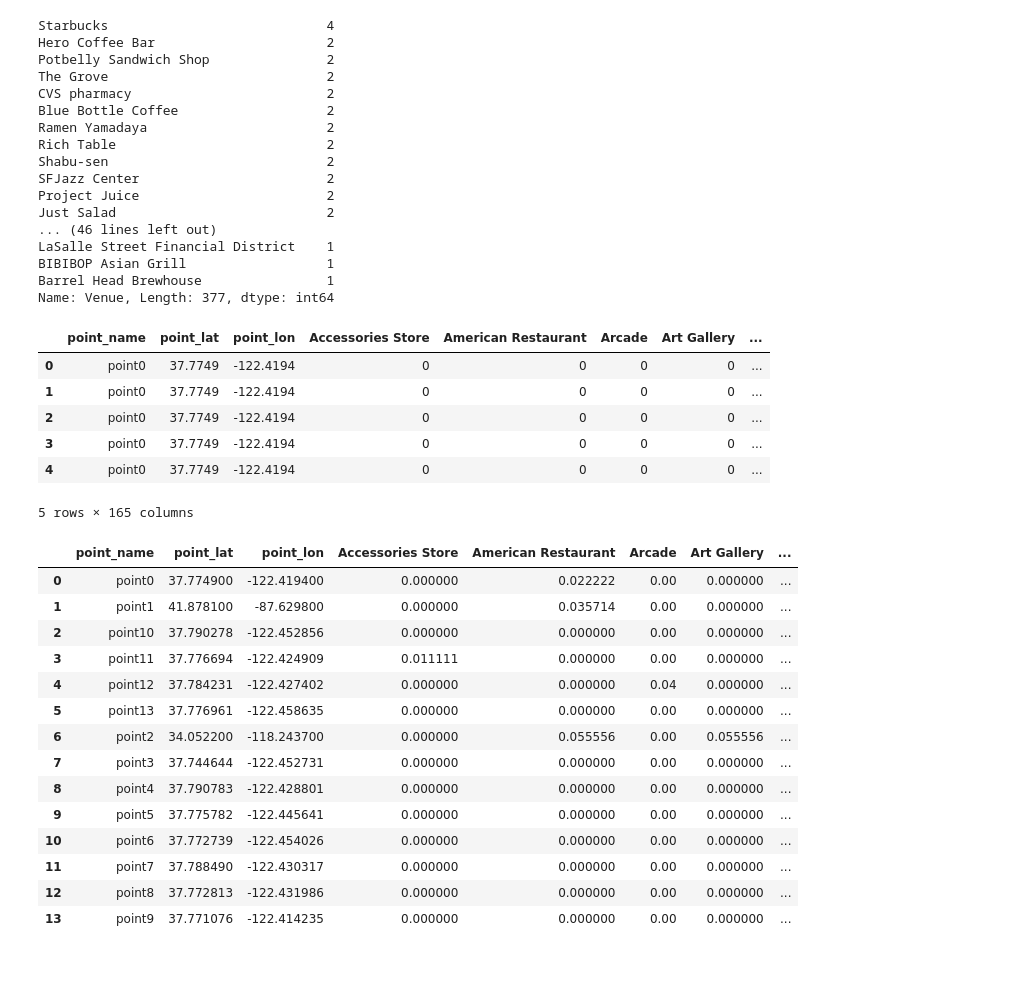
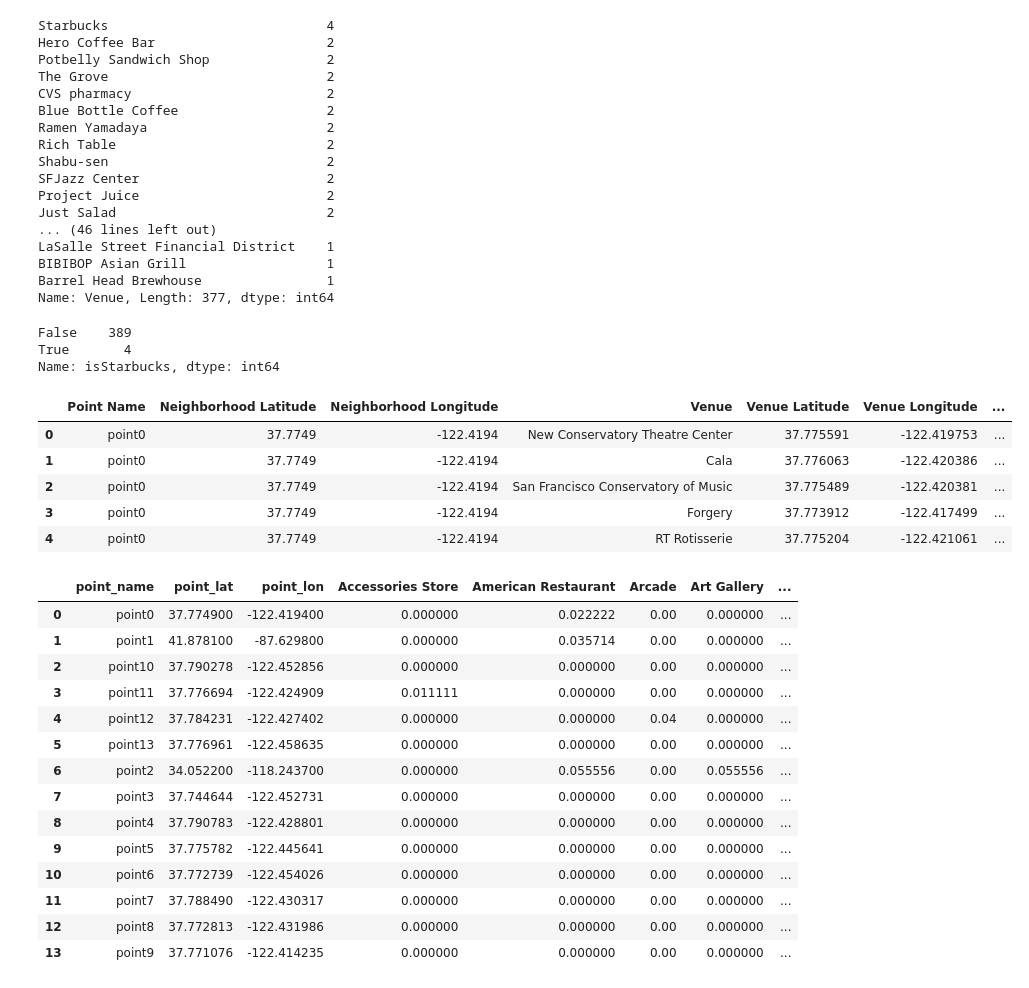
Before and after one commit to Brian-Lee/Coursera_Capstone, a Jupyter notebook: test.ipynb, the cells around one changed output. Cells and saved outputs as stored; diff of their text form; code cells hidden in the pictures.

Commit message:
add isStarbucks column

```diff
--- a/test.ipynb
+++ b/test.ipynb
@@ -85,11 +85,14 @@ def getNearbyVenues(latitudes, longitudes, radius=300, limit=100):
         results = requests.get(url).json()["response"]["groups"][0]["items"]
         #print("resultscols=",results.columns)
 
+
+
         # return only relevant information for each nearby venue
         venues_list.append([(
             point_name,
             lat,
             lng,
+            isStarbucks,
             v["venue"]["name"],
             v["venue"]["location"]["lat"],
             v["venue"]["location"]["lng"],
@@ -235,21 +208,28 @@ onehot = pd.get_dummies(venues[['Venue Category']], prefix="", prefix_sep="")
 onehot['point_name'] = venues['Point Name']
 onehot['point_lat'] = venues['Neighborhood Latitude']
 onehot['point_lon'] = venues['Neighborhood Longitude']
-
-
+onehot['isStarbucks'] = (venues['Venue'] == "Starbucks")
 # move neighborhood column to the first column
 fixed_columns = [onehot.columns[-3]] + [onehot.columns[-2]] + [onehot.columns[-1]] + list(onehot.columns[:-3])
 onehot = onehot[fixed_columns]
 
+df.somecolumn = df.somecolumn.astype(int)
+
 onehot.head()
+onehot['isStarbucks'].value_counts()
 # %% [output]
-|  | point_name | point_lat | point_lon | Accessories Store | American Restaurant | Arcade | Art Gallery | ... |
-| 0 | point0 | 37.7749 | -122.4194 | 0 | 0 | 0 | 0 | ... |
-| 1 | point0 | 37.7749 | -122.4194 | 0 | 0 | 0 | 0 | ... |
-| 2 | point0 | 37.7749 | -122.4194 | 0 | 0 | 0 | 0 | ... |
-| 3 | point0 | 37.7749 | -122.4194 | 0 | 0 | 0 | 0 | ... |
-| 4 | point0 | 37.7749 | -122.4194 | 0 | 0 | 0 | 0 | ... |
-5 rows × 165 columns
+False    389
+True       4
+Name: isStarbucks, dtype: int64
+# %%
+venues.head()
+# %% [output]
+|  | Point Name | Neighborhood Latitude | Neighborhood Longitude | Venue | Venue Latitude | Venue Longitude | ... |
+| 0 | point0 | 37.7749 | -122.4194 | New Conservatory Theatre Center | 37.775591 | -122.419753 | ... |
+| 1 | point0 | 37.7749 | -122.4194 | Cala | 37.776063 | -122.420386 | ... |
+| 2 | point0 | 37.7749 | -122.4194 | San Francisco Conservatory of Music | 37.775489 | -122.420381 | ... |
+| 3 | point0 | 37.7749 | -122.4194 | Forgery | 37.773912 | -122.417499 | ... |
+| 4 | point0 | 37.7749 | -122.4194 | RT Rotisserie | 37.775204 | -122.421061 | ... |
 # %%
 grouped = onehot.groupby('point_name').mean().reset_index()
 grouped
```
Also changed, not shown: parts of 1 cell of this notebook.
